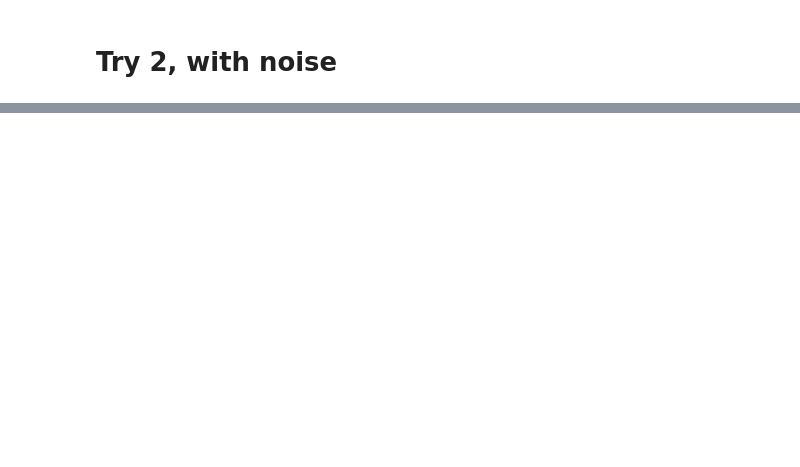
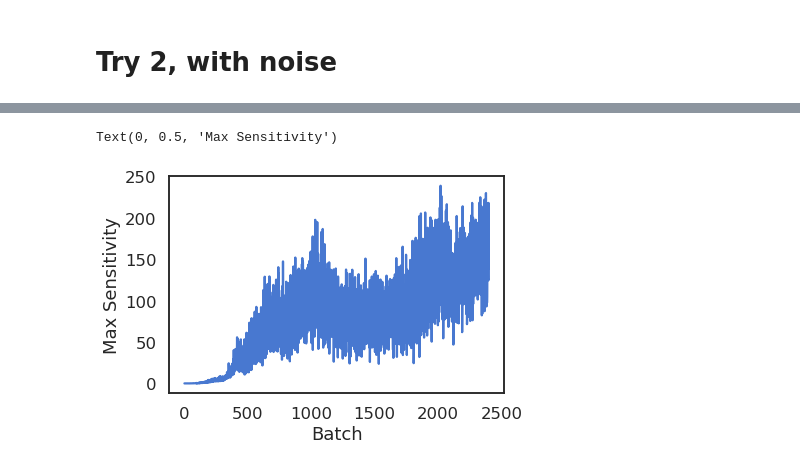
Before and after one commit to twosixlabs/csl, a Jupyter notebook: experiments/immediate_sensitivity/Regression Membership Inference.ipynb, the cells around one changed output, grey strips where cells are left out. Saved outputs shown, nothing was run; the diff lists cells and outputs as text; code cells hidden in the pictures; blank space fills up the shorter version.

```diff
--- a/experiments/immediate_sensitivity/Regression Membership Inference.ipynb
+++ b/experiments/immediate_sensitivity/Regression Membership Inference.ipynb
@@ -334,7 +381,7 @@ Text(0.5, 0, 'Loss')
 # %% [markdown]
 # Try 2, with noise
 # %%
-final_acc, info_tuple, model = run_experiment(500.0, 100, True)
+final_acc, info_tuple, model = run_experiment(5.0, 200, True, 80)
 # %%
 plt.plot(info_tuple[0])
 # %% [output]
@@ -377,0 +429,7 @@ Text(0, 0.5, 'Mean Sensitivity')
+# %%
+plt.plot(batch_max_sensitivities)
+plt.xlabel("Batch")
+plt.ylabel("Max Sensitivity")
+# %% [output]
+Text(0, 0.5, 'Max Sensitivity')
+[figure, added]
```
Also changed, not shown: parts of 20 cells of this notebook.
